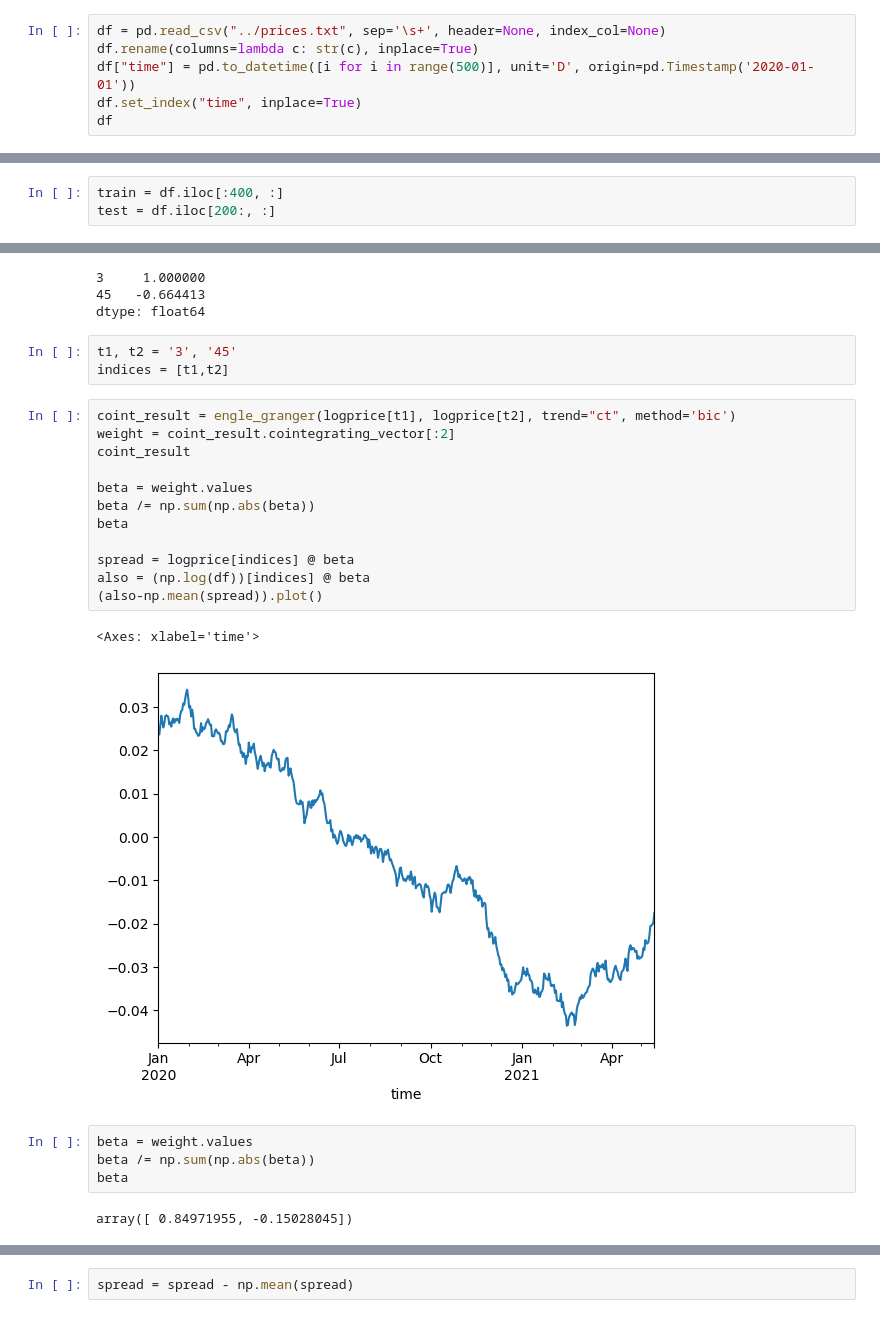
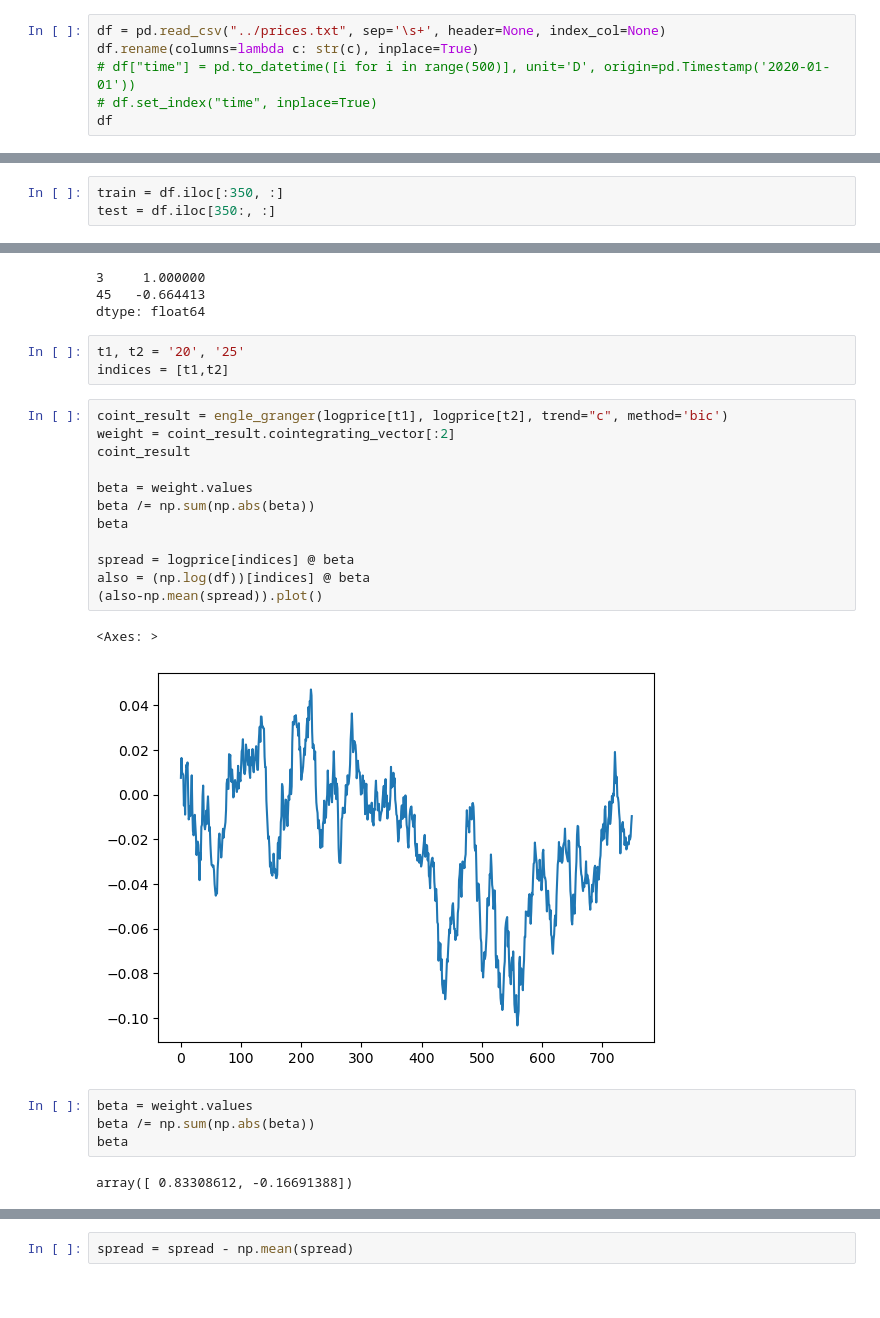
Before and after one commit to Troppydash/algothon, a Jupyter notebook: da/mean2.ipynb, the cells around one changed output, grey strips where cells are left out. Saved outputs shown, nothing was run; the diff lists cells and outputs as text.

```diff
--- a/da/mean2.ipynb
+++ b/da/mean2.ipynb
@@ -8,8 +8,8 @@ import pmdarima as pm
 # %%
 df = pd.read_csv("../prices.txt", sep='\s+', header=None, index_col=None)
 df.rename(columns=lambda c: str(c), inplace=True)
-df["time"] = pd.to_datetime([i for i in range(500)], unit='D', origin=pd.Timestamp('2020-01-01'))
-df.set_index("time", inplace=True)
+# df["time"] = pd.to_datetime([i for i in range(500)], unit='D', origin=pd.Timestamp('2020-01-01'))
+# df.set_index("time", inplace=True)
 df
 # %% [output]
 |  | 0 | 1 | 2 | 3 | 4 | 5 | 6 | 7 | 8 | 9 | ... | ... |
@@ -29,6 +28,6 @@ df
 # %%
-train = df.iloc[:400, :]
-test = df.iloc[200:, :]
+train = df.iloc[:350, :]
+test = df.iloc[350:, :]
 # %%
 from arch.unitroot.cointegration import engle_granger
 from scipy.optimize import minimize
@@ -91,29 +213,29 @@ weight
 45   -0.664413
 dtype: float64
 # %%
-t1, t2 = '3', '45'
+t1, t2 = '20', '25'
 indices = [t1,t2]
 # %%
-coint_result = engle_granger(logprice[t1], logprice[t2], trend="ct", method='bic')
+coint_result = engle_granger(logprice[t1], logprice[t2], trend="c", method='bic')
 weight = coint_result.cointegrating_vector[:2]
 coint_result
 
 beta = weight.values
 beta /= np.sum(np.abs(beta))
 beta
 
 spread = logprice[indices] @ beta
 also = (np.log(df))[indices] @ beta
 (also-np.mean(spread)).plot()
 # %% [output]
-<Axes: xlabel='time'>
+<Axes: >
-[figure, old version]
+[figure, new version]
 # %%
 beta = weight.values
 beta /= np.sum(np.abs(beta))
 beta
 # %% [output]
-array([ 0.84971955, -0.15028045])
+array([ 0.83308612, -0.16691388])
 # %%
 # beta = vecm_result.beta
 spread = logprice[indices] @ beta
```
Also changed, not shown: parts of 21 cells of this notebook.
